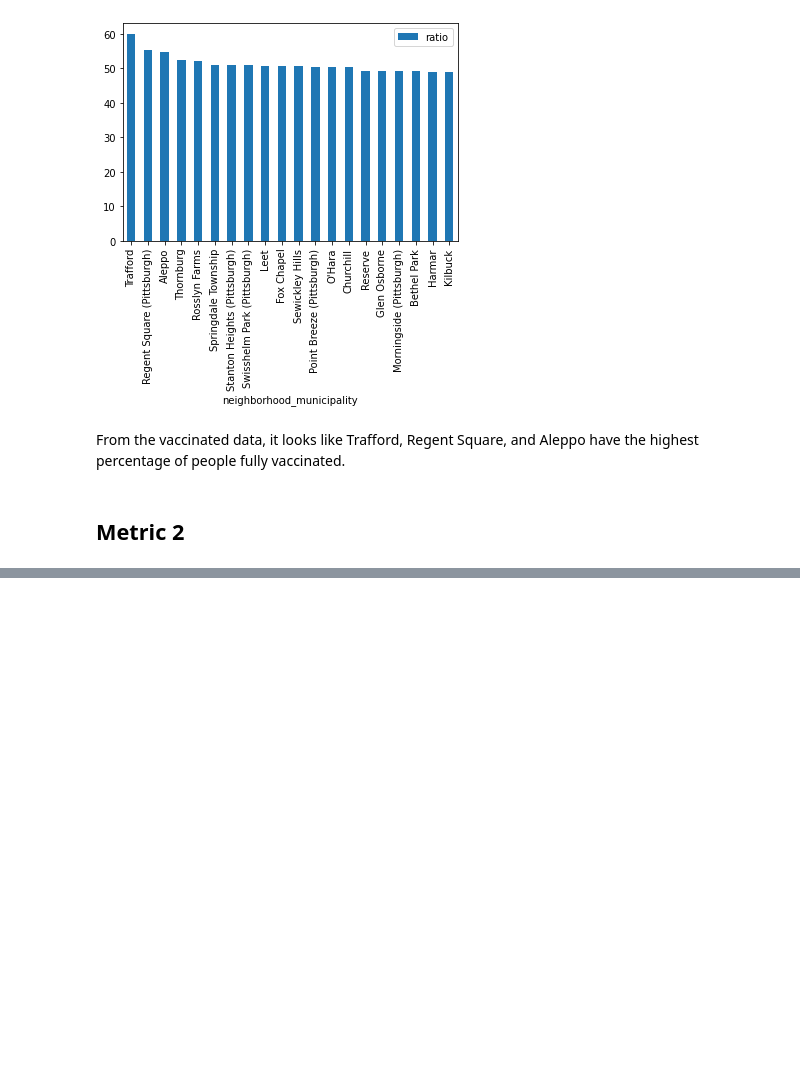
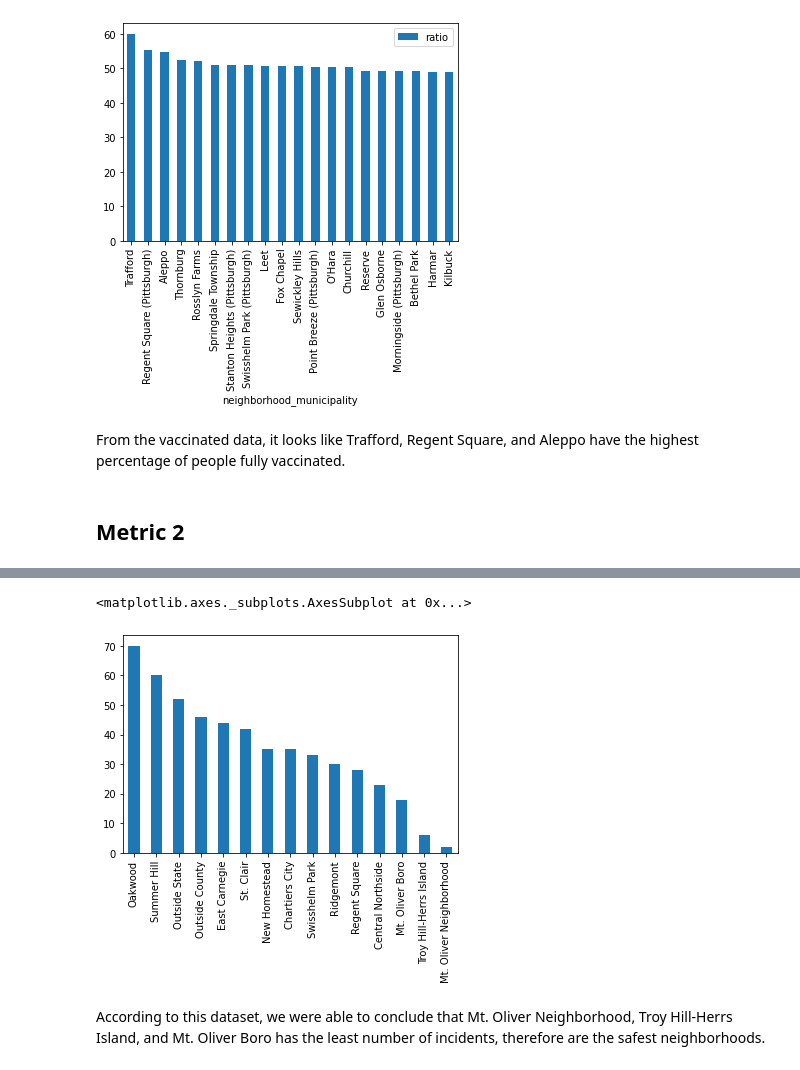
Before and after one commit to CHT126/FINAL-PROJECT, a Jupyter notebook: Final Group notebook/Group.ipynb, the cells around one changed output, grey strips where cells are left out. Saved outputs shown, nothing was run; the diff lists cells and outputs as text; code cells hidden in the pictures; blank space fills up the shorter version.

```diff
--- a/Final Group notebook/Group.ipynb
+++ b/Final Group notebook/Group.ipynb
@@ -119,0 +122,7 @@ From the vaccinated data, it looks like Trafford, Regent Square, and Aleppo have
+# %%
+import pandas as pd
+import numpy as np
+
+incidents = pd.read_csv("Arrests.csv") #reading the data
+Incidents = incidents['INCIDENTNEIGHBORHOOD'].value_counts() #counting the number of times each neighborhood was listed
+Incidents.sort_values() #sorting from lowest number of incidents to highest
@@ -119,0 +142,7 @@ From the vaccinated data, it looks like Trafford, Regent Square, and Aleppo have
+# %%
+incidents['INCIDENTNEIGHBORHOOD'].value_counts().tail(15).plot(kind='bar') #creating a bar graph to compare the number of incidentsfor each neighborhood
+# %% [output]
+<matplotlib.axes._subplots.AxesSubplot at 0x...>
+[figure, added]
+# %% [markdown]
+According to this dataset, we were able to conclude that Mt. Oliver Neighborhood, Troy Hill-Herrs Island, and Mt. Oliver Boro has the least number of incidents, therefore are the safest neighborhoods.
```
Also changed, not shown: parts of 2 cells of this notebook.
